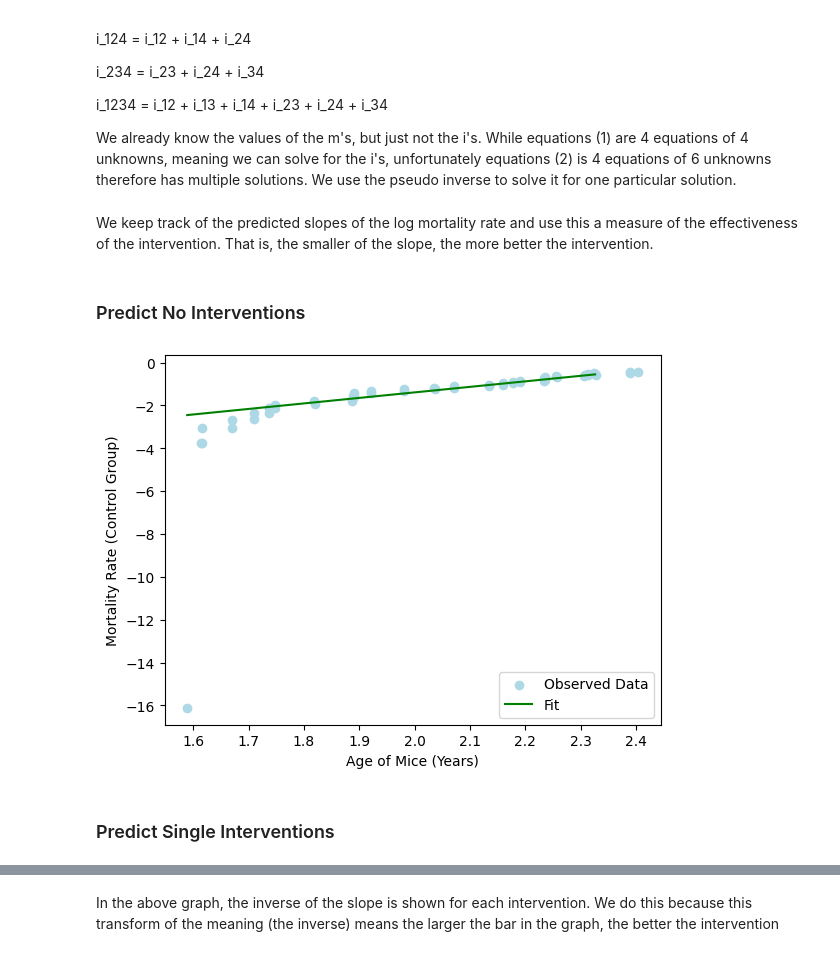
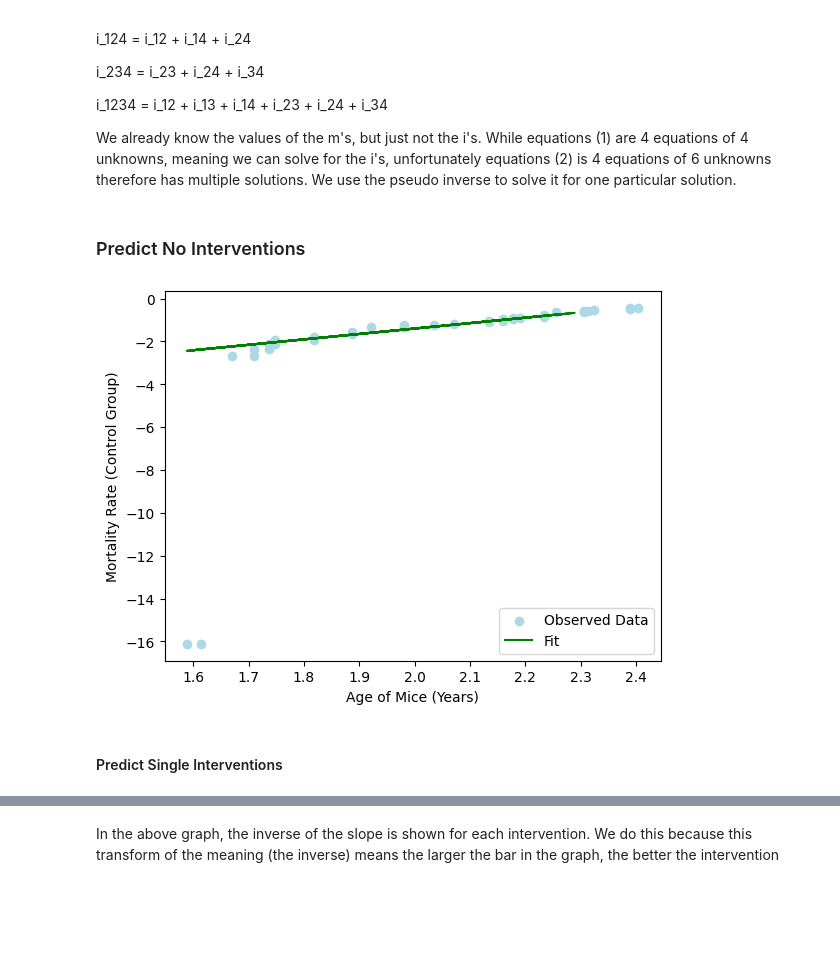
Before and after one commit to shs2017/Data-Literacy, a Jupyter notebook: exp/004_SecondOrderModel.ipynb, the cells around one changed output, grey strips where cells are left out. Drawn from its saved outputs; the diff is of its cells as text; code cells hidden in the pictures; blank space fills up the shorter version.

```diff
--- a/exp/004_SecondOrderModel.ipynb
+++ b/exp/004_SecondOrderModel.ipynb
@@ -193,7 +200,7 @@ DEFAULT_INITIAL_PARAMETERS = GompertzParameters(alpha=0.1, beta=0.085)
 def fit_gompertz_model(ages: pd.DataFrame,
                        mortality_rate: pd.DataFrame,
                        initial_parameters: GompertzParameters = DEFAULT_INITIAL_PARAMETERS,
-                       max_fit_iterations: int = 2_500) -> GompertzParameters:
+                       max_fit_iterations: int = 50_000) -> GompertzParameters:
     p0 = initial_parameters.to_tuple()
     predicted_parameters, covariance = curve_fit(gompertz, ages, mortality_rate, p0=p0, maxfev=max_fit_iterations)
     return GompertzParameters.from_sequence(predicted_parameters)
@@ -205,0 +544,2 @@ def calculate_mortality_rate(dataset):
+# %%
+all_interventions_ages = calculate_ages(female_dataset[all_interventions_key])
@@ -295,2 +577,0 @@ for time_step in range(len(diff)):
-# %% [markdown]
-We keep track of the predicted slopes of the log mortality rate and use this a measure of the effectiveness of the intervention. That is, the smaller of the slope, the more better the intervention.
@@ -306,24 +585,23 @@ no_intervention_ages = calculate_ages(female_dataset[NO_INTERVENTION_KEY])
 no_intervention_mortality_rate = calculate_mortality_rate(female_dataset[NO_INTERVENTION_KEY])
 no_intervention_log_mortality_rate = np.log(no_intervention_mortality_rate + EPS)
 
-predicted_parameters = fit_gompertz_model(no_intervention_ages, no_intervention_mortality_rate)
-predicted_mortality = gompertz(all_ages, predicted_parameters.alpha, predicted_parameters.beta)
-log_predicted_mortality = np.log(predicted_mortality + EPS)
+no_intervention_arguments = MortalityRateArguments(parameters=parameters,
+                                                   dataset=female_dataset,
+                                                   intervention_keys=NO_INTERVENTION_KEY,
+                                                   interaction_factors=None,
+                                                   evaluation_ages=all_interventions_ages,
+                                                   one_intervention_mortality=None)
+mortality_rate_factory = MortalityRateFactory(n_interventions=0)
+mortality_rate = mortality_rate_factory.create(no_intervention_arguments)
+log_predicted_mortality = mortality_rate.mortality_rate.log()
 
-# Compute slope
-numerator = log_predicted_mortality[-1] - log_predicted_mortality[0]
-denominator = all_ages[-1] - all_ages[0]
-slope = numerator / denominator
-slopes['None'] = slope
+slopes.add_intervention_slope('No Interventions', all_interventions_ages, log_predicted_mortality)
 # %%
-# Plot
-plt.scatter(no_intervention_ages, no_intervention_log_mortality_rate, label='Observed Data', color=COLOR_MAP[0])
-plt.plot(all_ages, log_predicted_mortality, label='Fit', color=COLOR_MAP[1])
-plt.xlabel('Age of Mice (Years)')
-plt.ylabel(f'Mortality Rate (Control Group)')
-plt.legend()
-plt.show()
+plot_type = NoInterventionPlotter()
+plotter = Plotter(female_dataset, all_interventions_ages, log_predicted_mortality, NO_INTERVENTION_KEY, plot_type)
+plotter.plot()
 # %% [output]
-[figure, old version]
+[figure, new version]
 # %% [markdown]
-### Predict Single Interventions
+
+#### Predict Single Interventions
```
Also changed, not shown: parts of 37 cells of this notebook, 1 other file.
